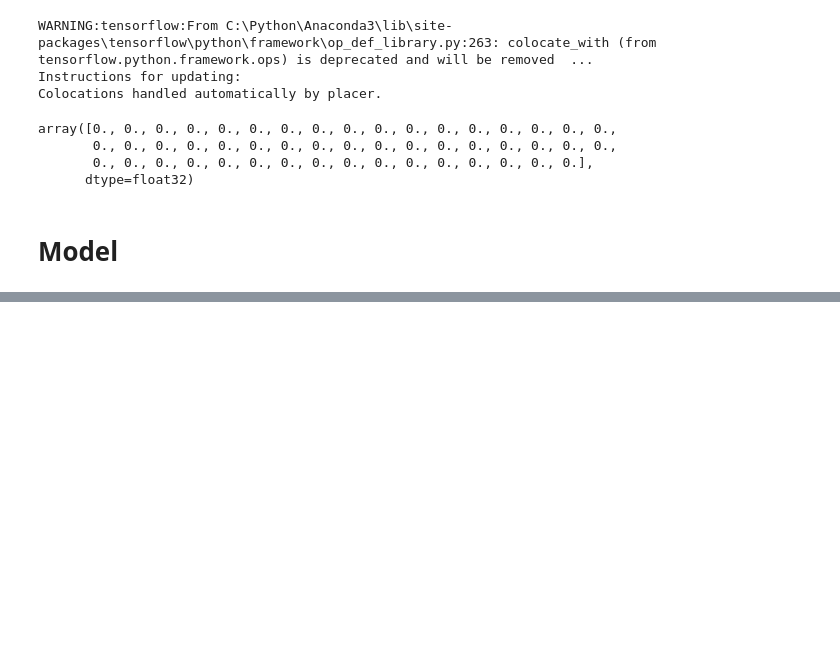
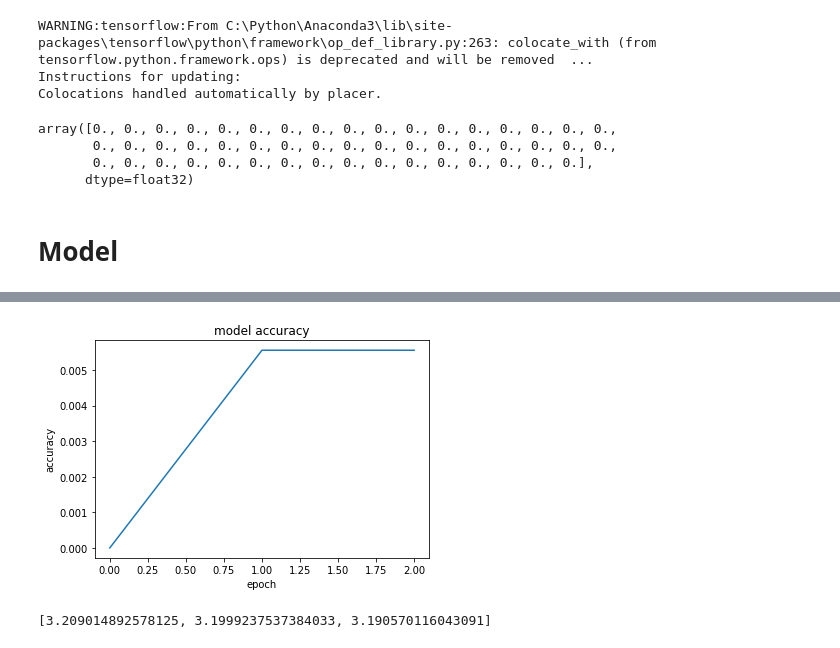
Before and after one commit to Nirvan66/MiMic, a Jupyter notebook: nirvan/wordLevelVectors.ipynb, the cells around one changed output, grey strips where cells are left out. Cells and saved outputs as stored; diff of their text form; code cells hidden in the pictures; blank space fills up the shorter version.

```diff
--- a/nirvan/wordLevelVectors.ipynb
+++ b/nirvan/wordLevelVectors.ipynb
@@ -113,7 +145,7 @@ that i am used to
 ## Word2vec
 # %%
 embeddings_index = {}
-with open('glove.6B.50d.txt', encoding='utf-8') as f:
+with open('C:\\Users\\Nirvan S P Theethira\\Desktop\\MiMic\\data\\glove.6B.50d.txt', encoding='utf-8') as f:
     for line in f:
         values = line.split()
         word = values[0]
@@ -174,0 +306,3 @@ model.compile(optimizer='adam', loss ='categorical_crossentropy', metrics = ['ac
+# %%
+size=10
+history = model.fit_generator(dataGen(encoder_sequences[0:size], decoder_sequences[0:size]), epochs=3, steps_per_epoch = 1)
@@ -183 +327,14 @@ Epoch 1/1
+# %%
+import matplotlib.pyplot as plt
+plt.plot(history.history['acc'])
+plt.title('model accuracy')
+plt.ylabel('accuracy')
+plt.xlabel('epoch')
+plt.show()
+# %% [output]
+[figure, added]
+# %%
+history.history['loss']
+# %% [output]
+[3.209014892578125, 3.1999237537384033, 3.190570116043091]
 # %%
```
Also changed, not shown: parts of 24 cells of this notebook, 9 other files.
